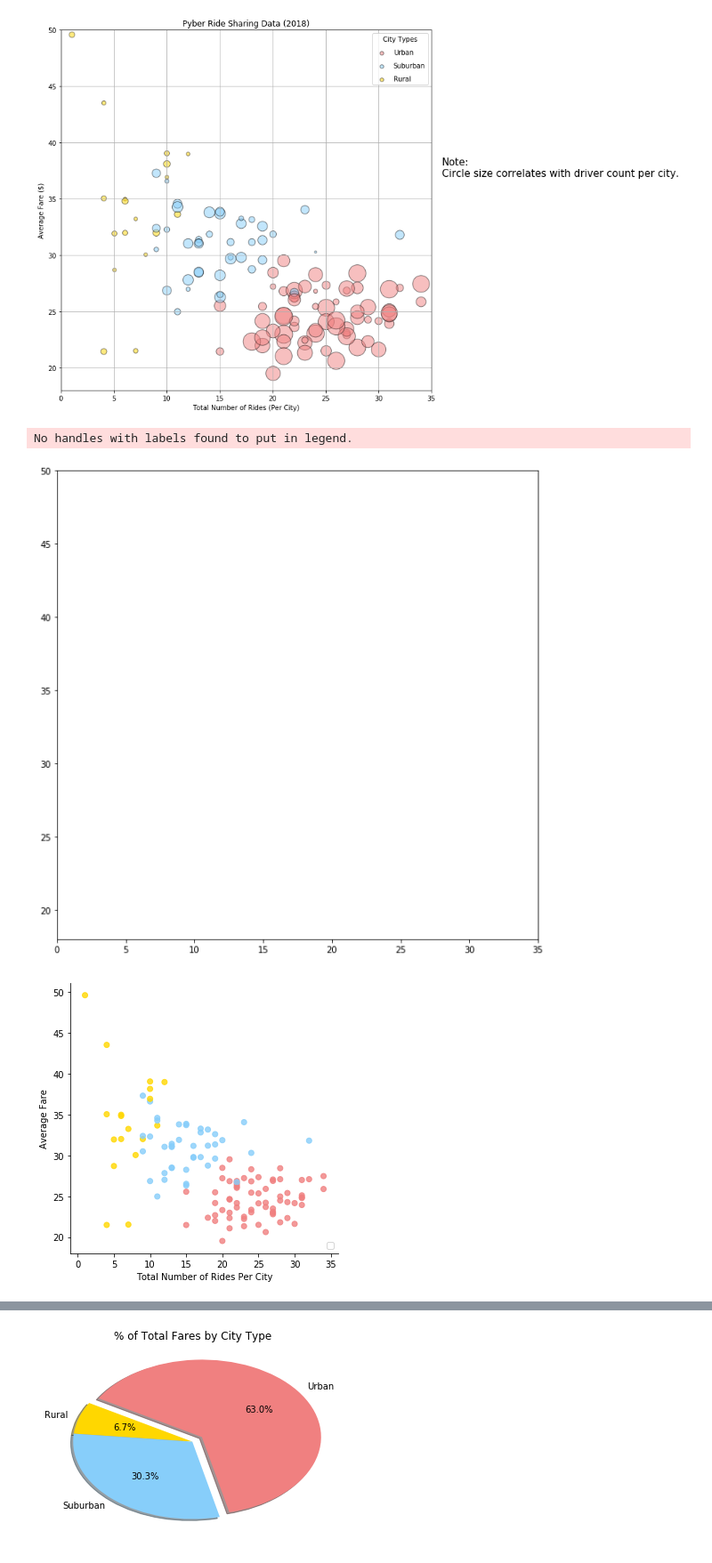
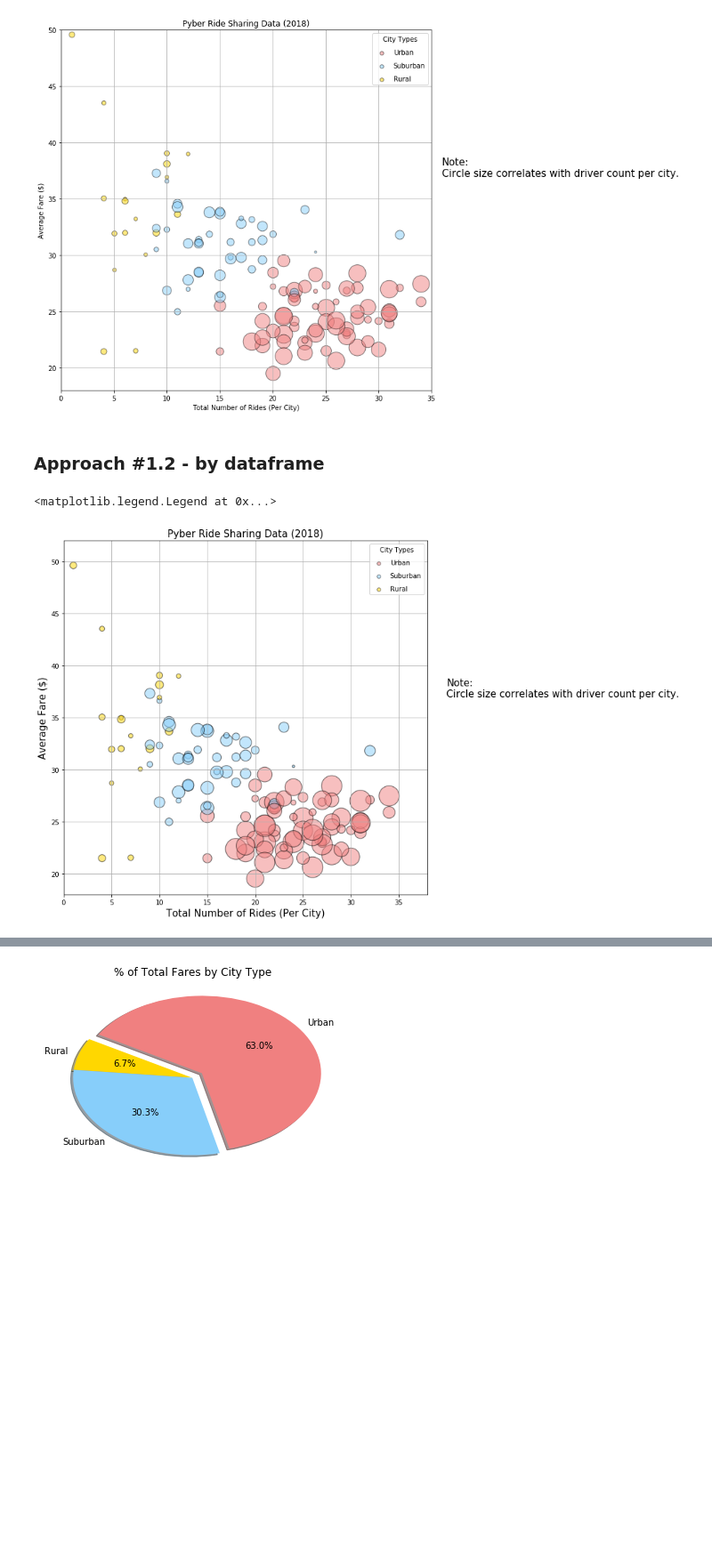
Before and after one commit to krashilili/HW5-Matplotlib, a Jupyter notebook: Pyber/Pyber_sloved.ipynb, the cells around one changed output, grey strips where cells are left out. Shown at 89% size. Cells and saved outputs as stored; diff of their text form; code cells hidden in the pictures; blank space fills up the shorter version.

Commit message:
Used a different apporach to plot the bubble chart.

```diff
--- a/Pyber/Pyber_sloved.ipynb
+++ b/Pyber/Pyber_sloved.ipynb
@@ -125,26 +136,36 @@ plt.savefig("bubble.png")
 plt.show()
 # %% [output]
 [figure]
-# %%
-# use seaborn to create the bubble chart
-plt.figure(figsize=(10,10))
-
-plt.xlim(0, 35)
-plt.ylim(18, 50)
-
-plot_df = pyber_analysis_df
-apply_color_to_series = lambda city_type: colors.get(city_type)
-plot_df['Color'] = pyber_analysis_df['City Types'].apply(apply_color_to_series)
-
-sns.lmplot(x='Total Number of Rides Per City',
-            y='Average Fare',
-            data=plot_df,
-            fit_reg=False,
-            scatter_kws={'Color': plot_df['Color']}
-           )
-plt.legend(loc='lower right')
-plt.show()
-# %% [output]
-No handles with labels found to put in legend.
-[figure, removed]
-[figure, removed]
+# %% [markdown]
+### Approach #1.2 - by dataframe
+# %%
+color = lambda city_type: colors.get(city_type)
+
+# add a new column, `color`, to the dataframe
+pyber_analysis_df['Color'] = pyber_analysis_df['City Types'].apply(color)
+
+# plot the bubble chart
+bubble_plot = pyber_analysis_df.plot.scatter(x='Total Number of Rides Per City',
+                                             y='Average Fare',
+                                             c=pyber_analysis_df['Color'],
+                                             s=pyber_analysis_df['Total Number of Drivers Per City']*15,
+                                             alpha=.5,
+                                             edgecolors='black',
+                                             linewidths=1.2,
+                                             figsize=(10,10))
+bubble_plot.set_title("Pyber Ride Sharing Data (2018)",fontsize=15)
+bubble_plot.set_xlim(0, 38)
+bubble_plot.set_ylim(18, 52)
+bubble_plot.set_xlabel("Total Number of Rides (Per City)", fontsize=15)
+bubble_plot.set_ylabel("Average Fare ($)",fontsize=15)
+bubble_plot.grid(True)
+
+# text
+bubble_plot.text(40,37, s="Note:\nCircle size correlates with driver count per city.",fontsize=15)
+# Here we create a legend by ploting empty lists with the desired size and label
+for city_type, color in colors.items():
+    plt.scatter([],[], c=color, edgecolors='black', alpha=0.5, s=30, linewidths=1,label=city_type)
+bubble_plot.legend(scatterpoints=1, labelspacing=1, title='City Types', fontsize=10)
+# %% [output]
+<matplotlib.legend.Legend at 0x...>
+[figure, added]
```
Also changed, not shown: parts of 9 cells of this notebook, 5 other files.
